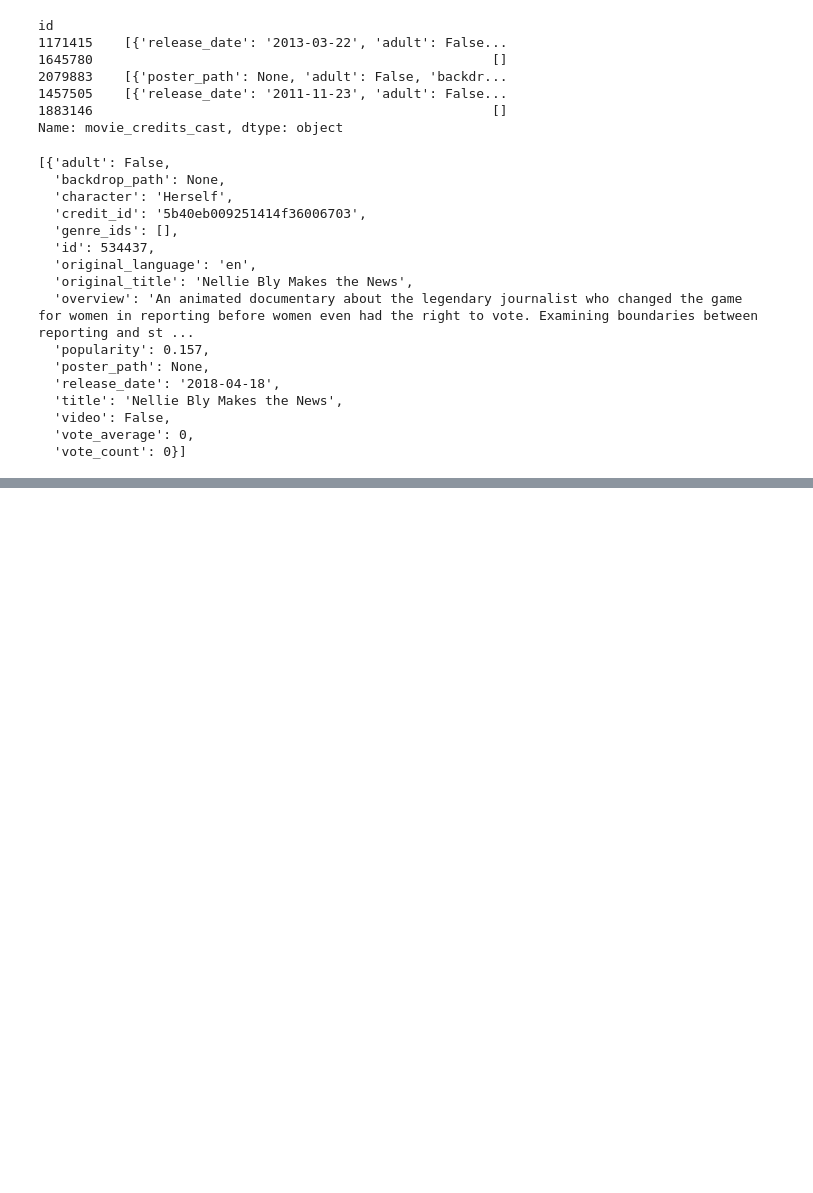
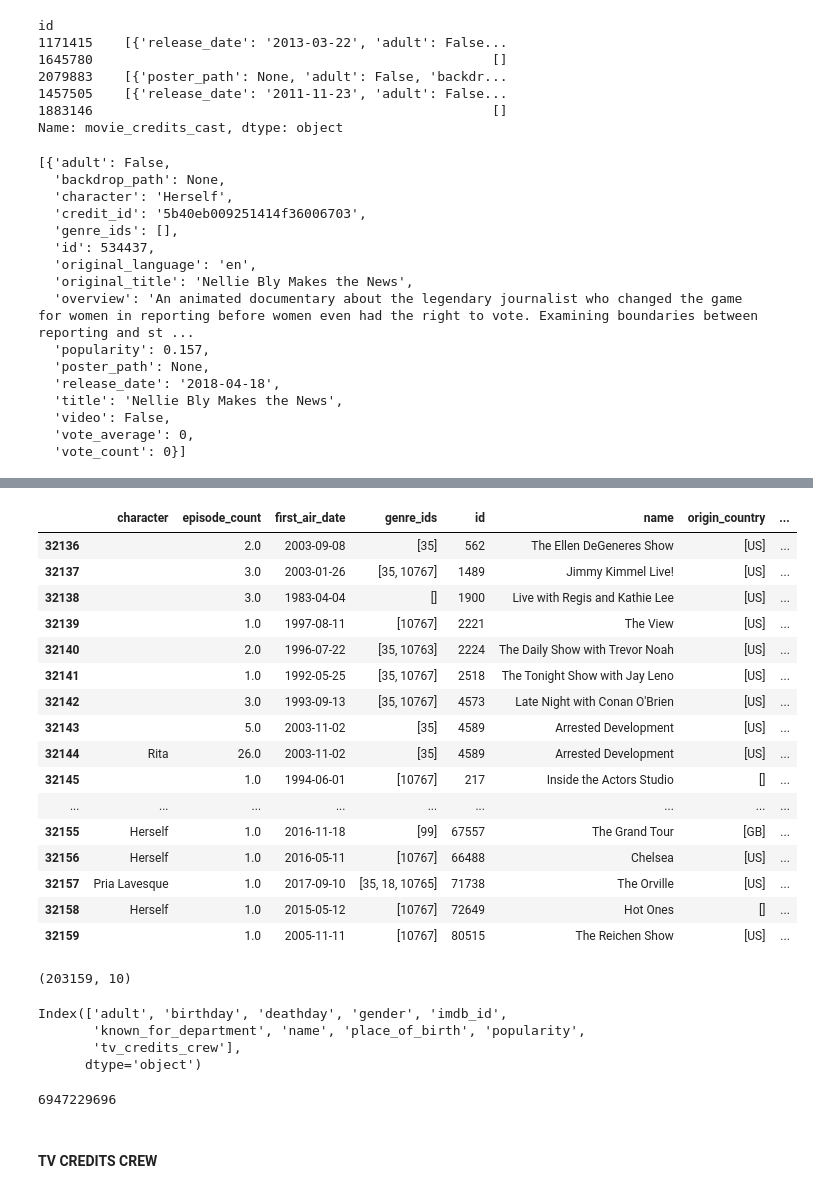
Before and after one commit to mandixbw/Cinema_KeysForSuccess, a Jupyter notebook: 05_Tidying_People_Data.ipynb, the cells around one changed output, grey strips where cells are left out. Saved outputs shown, nothing was run; the diff lists cells and outputs as text; code cells hidden in the pictures; blank space fills up the shorter version.

```diff
--- a/05_Tidying_People_Data.ipynb
+++ b/05_Tidying_People_Data.ipynb
@@ -763,0 +660,30 @@ toc - tic #elapsed time in seconds
+# %%
+#columnName: columna de dfMovies a tratar. Sus elemeentos son listas de diccionarios.
+#args: lista variable de claves con las que me voy a quedar de los diccionarios.
+#Si un elemento es una lista vacía, no hay problema.
+def columnIteratorPeople(columnName, *args):
+    for id in dfPeople.index:
+        for dict in dfPeople[dfPeople.index == id][columnName].iloc[0]:
+            outputDict = {'people_id': id}
+            for key in args:
+                outputDict[key] = dict.get(key,None)
+            yield outputDict
+# %%
+#Creo mi dataframe con la info de la columna correspondiente, compruebo que tiene el nº filas que ha de tener y, si es así, elimino la columna
+#correspondiente en dfMovies. Haré todo esto con la siguiente función:
+def columnProcessesPeople (columnName, *args):
+    #I need to declare dfMovies as global as I will change it inside this function.
+    global dfPeople
+
+    dfOutput = pd.DataFrame()
+    dfOutput = pd.DataFrame(columnIteratorPeople(columnName, *args))
+
+    #Compruebo que tiene el nº de registros que ha de tener.
+    dfCheck = pd.DataFrame(dfPeople[columnName].map(len).value_counts())
+    dfCheck['calculation']=dfCheck[columnName]*dfCheck.index
+
+    if dfOutput.shape[0] == dfCheck['calculation'].sum():
+        dfPeople = dfPeople.drop(columnName, axis=1)
+        return dfOutput
+    else:
+        return "Error in process"
@@ -1690,0 +988,2 @@ dfMoviesReleaseDates1 = None
+# %%
+columnName = 'tv_credits_cast'
@@ -1690,0 +1068,5 @@ dfMoviesReleaseDates1 = None
+# %%
+tic=timeit.default_timer()
+dfPeopleTvCast = columnProcessesPeople (columnName, 'character', 'episode_count', 'first_air_date', 'genre_ids', 'id', 'name', 'origin_country', 'original_language', 'original_name', 'popularity', 'vote_average', 'vote_count')
+toc=timeit.default_timer()
+toc - tic #elapsed time in seconds
@@ -1690,0 +1105,38 @@ dfMoviesReleaseDates1 = None
+# %%
+dfPeopleTvCast[dfPeopleTvCast['people_id'] == 6885]
+# %% [output]
+|  | character | episode_count | first_air_date | genre_ids | id | name | origin_country | ... |
+| 32136 |  | 2.0 | 2003-09-08 | [35] | 562 | The Ellen DeGeneres Show | [US] | ... |
+| 32137 |  | 3.0 | 2003-01-26 | [35, 10767] | 1489 | Jimmy Kimmel Live! | [US] | ... |
+| 32138 |  | 3.0 | 1983-04-04 | [] | 1900 | Live with Regis and Kathie Lee | [US] | ... |
+| 32139 |  | 1.0 | 1997-08-11 | [10767] | 2221 | The View | [US] | ... |
+| 32140 |  | 2.0 | 1996-07-22 | [35, 10763] | 2224 | The Daily Show with Trevor Noah | [US] | ... |
+| 32141 |  | 1.0 | 1992-05-25 | [35, 10767] | 2518 | The Tonight Show with Jay Leno | [US] | ... |
+| 32142 |  | 3.0 | 1993-09-13 | [35, 10767] | 4573 | Late Night with Conan O'Brien | [US] | ... |
+| 32143 |  | 5.0 | 2003-11-02 | [35] | 4589 | Arrested Development | [US] | ... |
+| 32144 | Rita | 26.0 | 2003-11-02 | [35] | 4589 | Arrested Development | [US] | ... |
+| 32145 |  | 1.0 | 1994-06-01 | [10767] | 217 | Inside the Actors Studio | [] | ... |
+| ... | ... | ... | ... | ... | ... | ... | ... | ... |
+| 32155 | Herself | 1.0 | 2016-11-18 | [99] | 67557 | The Grand Tour | [GB] | ... |
+| 32156 | Herself | 1.0 | 2016-05-11 | [10767] | 66488 | Chelsea | [US] | ... |
+| 32157 | Pria Lavesque | 1.0 | 2017-09-10 | [35, 18, 10765] | 71738 | The Orville | [US] | ... |
+| 32158 | Herself | 1.0 | 2015-05-12 | [10767] | 72649 | Hot Ones | [] | ... |
+| 32159 |  | 1.0 | 2005-11-11 | [10767] | 80515 | The Reichen Show | [US] | ... |
+# %%
+dfPeople.shape
+# %% [output]
+(203159, 10)
+# %%
+dfPeople.columns
+# %% [output]
+Index(['adult', 'birthday', 'deathday', 'gender', 'imdb_id',
+       'known_for_department', 'name', 'place_of_birth', 'popularity',
+       'tv_credits_crew'],
+      dtype='object')
+# %%
+process = psutil.Process(os.getpid())
+print(process.memory_info().rss)
+# %% [output]
+6947229696
+# %% [markdown]
+#### TV CREDITS CREW
```
Also changed, not shown: parts of 208 cells of this notebook, 2 other files.
